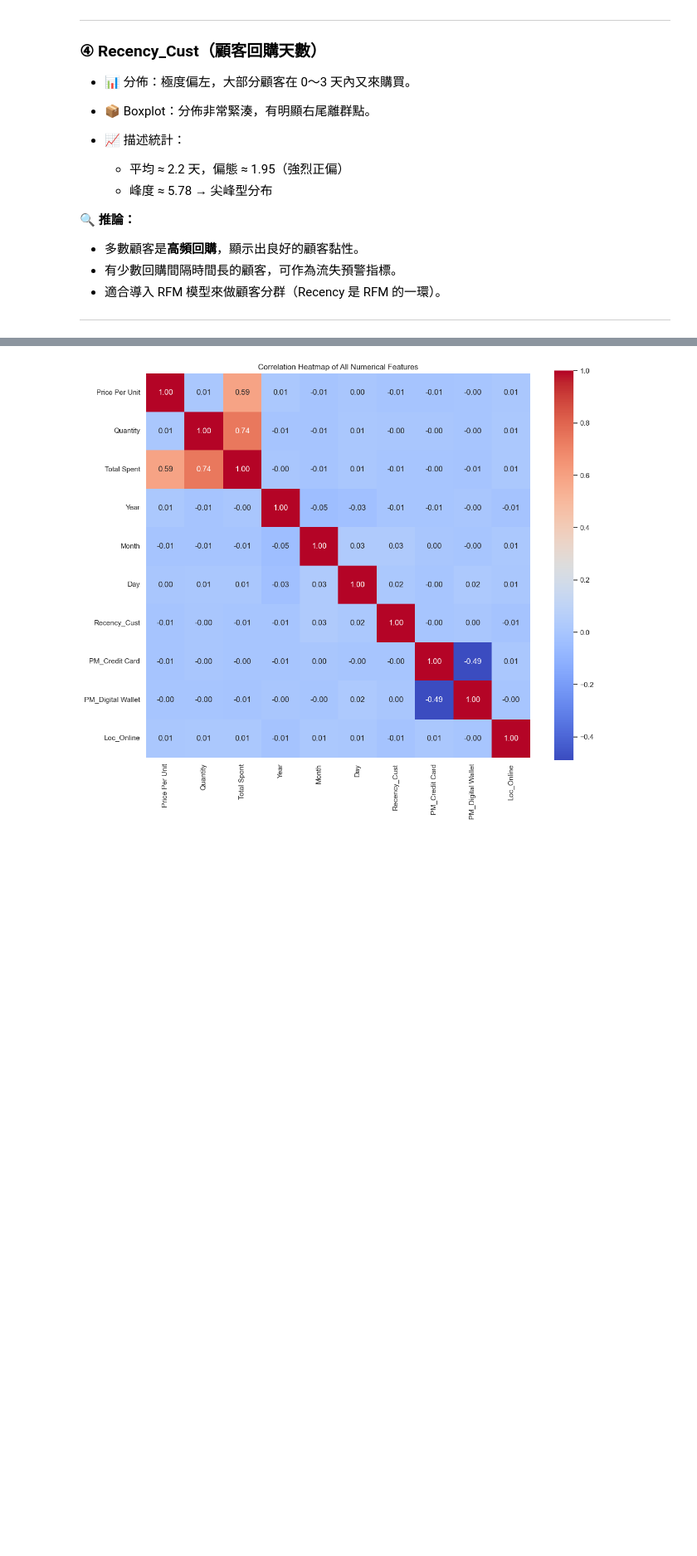
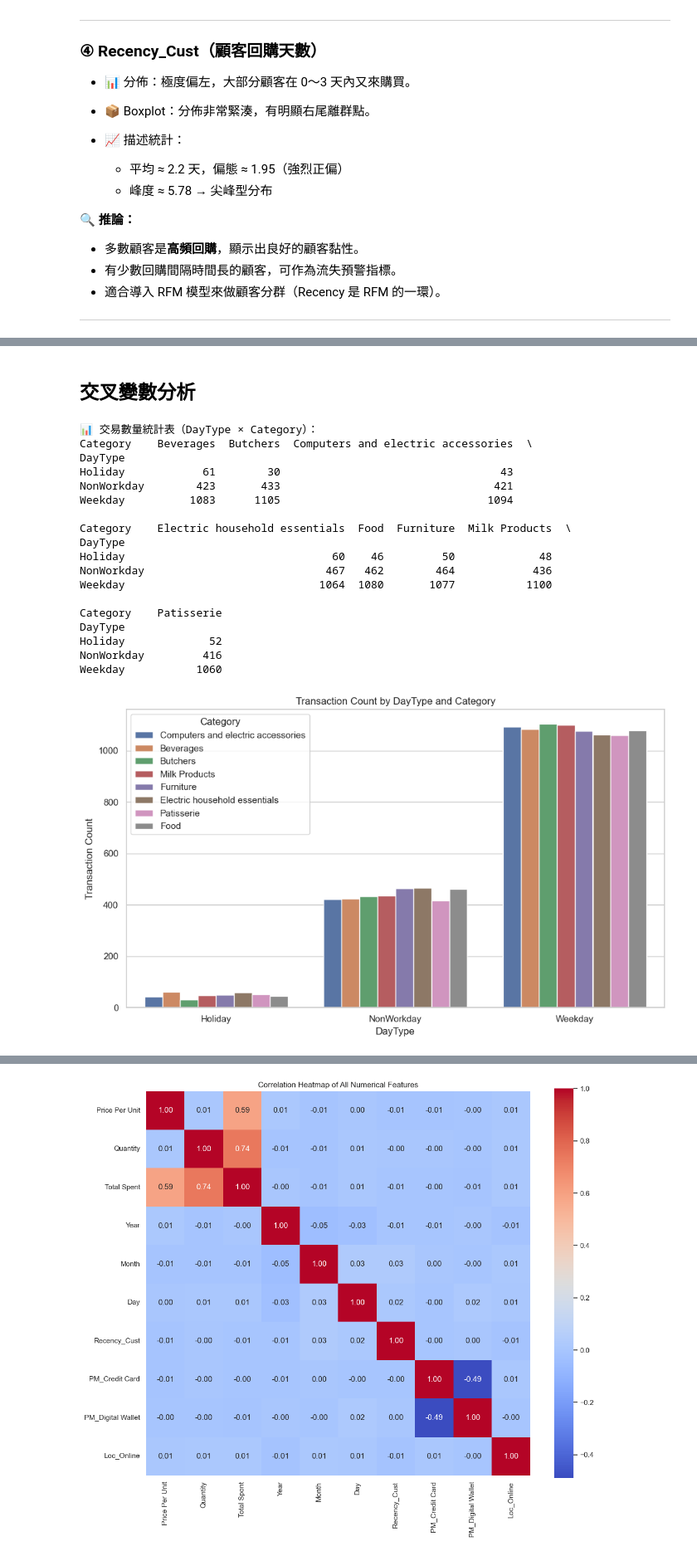
Before and after one commit to shiayongshen/data_science, a Jupyter notebook: Final Project/data_visualization.ipynb, the cells around one changed output, grey strips where cells are left out. Shown at 83% size. Saved outputs shown, nothing was run; the diff lists cells and outputs as text; code cells hidden in the pictures; blank space fills up the shorter version.

```diff
--- a/Final Project/data_visualization.ipynb
+++ b/Final Project/data_visualization.ipynb
@@ -278,0 +572,38 @@ for col in bool_cols:
+# %% [markdown]
+## 交叉變數分析
+# %%
+sns.set(style="whitegrid")
+
+# -------- 印出 DayType × Category 數據表 --------
+daytype_category_counts = df.groupby(['DayType', 'Category']).size().unstack().fillna(0).astype(int)
+print("\n📊 交易數量統計表（DayType × Category）：")
+print(daytype_category_counts)
+
+# -------- 繪圖 --------
+plt.figure(figsize=(10, 6))
+sns.countplot(data=df, x='DayType', hue='Category')
+plt.title('Transaction Count by DayType and Category')
+plt.xlabel('DayType')
+plt.ylabel('Transaction Count')
+plt.tight_layout()
+plt.show()
+# %% [output]
+📊 交易數量統計表（DayType × Category）：
+Category    Beverages  Butchers  Computers and electric accessories  \
+DayType
+Holiday            61        30                                  43
+NonWorkday        423       433                                 421
+Weekday          1083      1105                                1094
+
+Category    Electric household essentials  Food  Furniture  Milk Products  \
+DayType
+Holiday                                60    46         50             48
+NonWorkday                            467   462        464            436
+Weekday                              1064  1080       1077           1100
+
+Category    Patisserie
+DayType
+Holiday             52
+NonWorkday         416
+Weekday           1060
+[figure, added]
```
Also changed, not shown: parts of 31 cells of this notebook, 1 other file.
